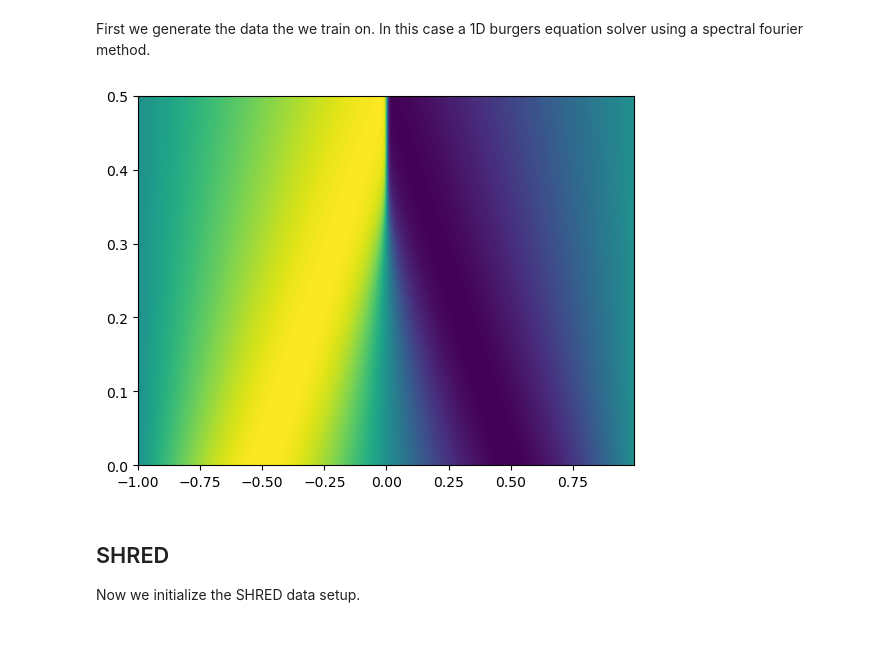
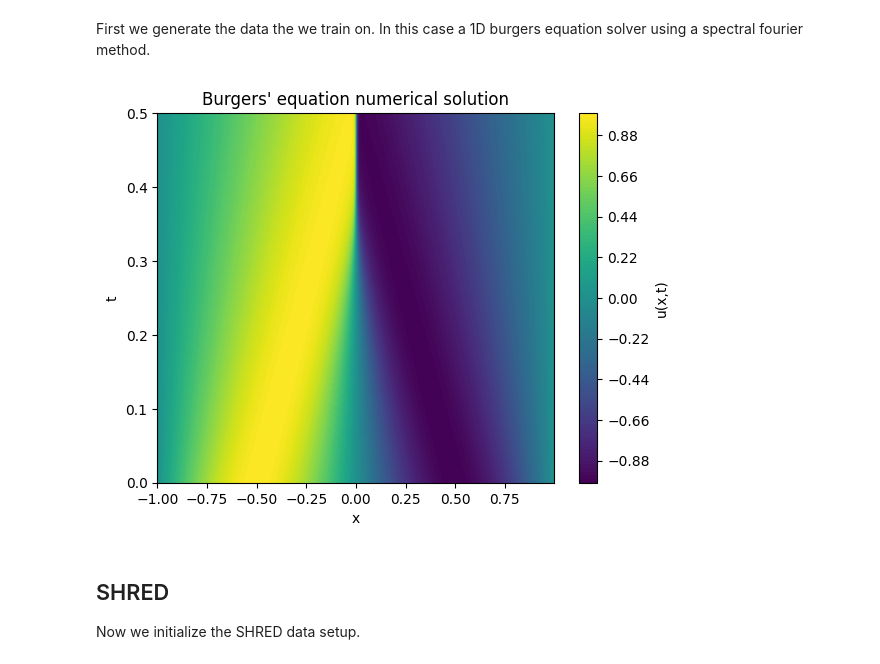
Before and after one commit to Paruuv/Master, a Jupyter notebook: SHRED_burgers.ipynb, the cells around one changed output. Drawn from its saved outputs; the diff is of its cells as text; code cells hidden in the pictures; blank space fills up the shorter version.

```diff
--- a/SHRED_burgers.ipynb
+++ b/SHRED_burgers.ipynb
@@ -15,7 +15,7 @@ def Fourier_n(u, Omega,n):
     u_hat = ifft(u_hat)
     return u_hat
 
-N = 400
+N = 1000
 L = 2
 x = np.linspace(-L/2, L/2, N, endpoint=False)
 
@@ -25,27 +25,27 @@ Omega = scale*n
 u0 = -np.sin(np.pi*x)
 
 def burgers(u, Omega,nu):
-    #dudt = -u*Fourier_n(u, Omega, 1)+nu*Fourier_n(u, Omega, 2)
     dudt = -0.5*Fourier_n(u*u, Omega, 1)+nu*Fourier_n(u, Omega, 2)
     return np.real(dudt)
 
 tend = 0.5
 tspan = [0, tend]
 nu = 0.01/np.pi
-t_len = 2000
+t_len = 3000
 tmeasurements = np.linspace(0, tend, t_len)
 sol = solve_ivp(lambda t, u: burgers(u, Omega,nu),tspan, u0, t_eval=tmeasurements)
 data = sol.y.T
 # %%
 import numpy as np
 import matplotlib.pyplot as plt
-# data = np.load("burgers_solution.npy")
-# x = np.load('Burgers_x.npy')
-# t = np.load('Burgers_t.npy')
+
 plt.figure()
 plt.contourf(x,sol.t,data, 100, cmap="viridis")
-# plt.plot(trajectory_1[:,0],trajectory_1[:,1], 'o', color = 'black', markersize = 2)
-# plt.plot(trajectory_2[:,0],trajectory_2[:,1], 'o', color = 'black', markersize = 2)
+plt.title("Burgers' equation numerical solution")
+plt.xlabel("x")
+plt.ylabel("t")
+plt.colorbar(label='u(x,t)')
+
 plt.show()
 # %% [output]
-[figure, old version]
+[figure, new version]
```
Also changed, not shown: parts of 10 cells of this notebook, 1 other file.
